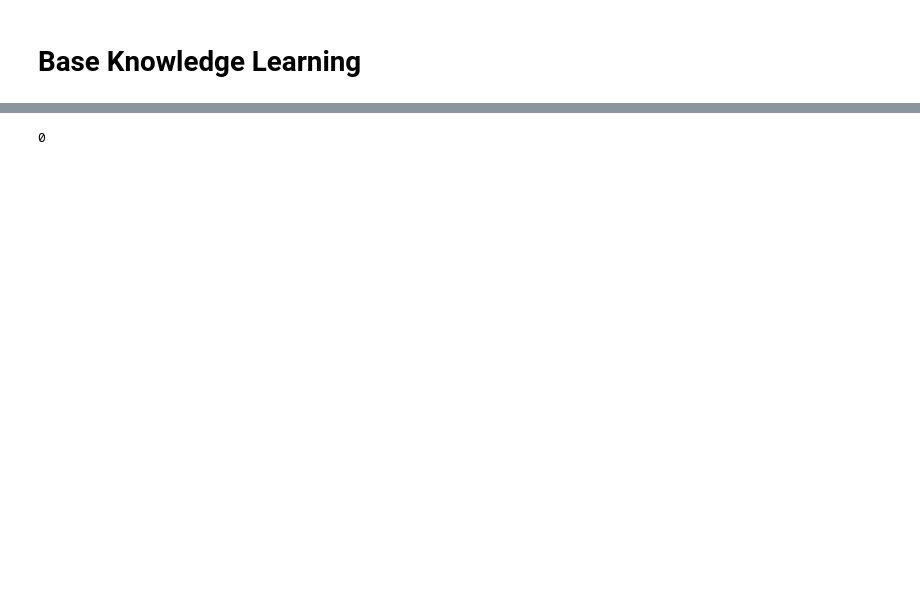
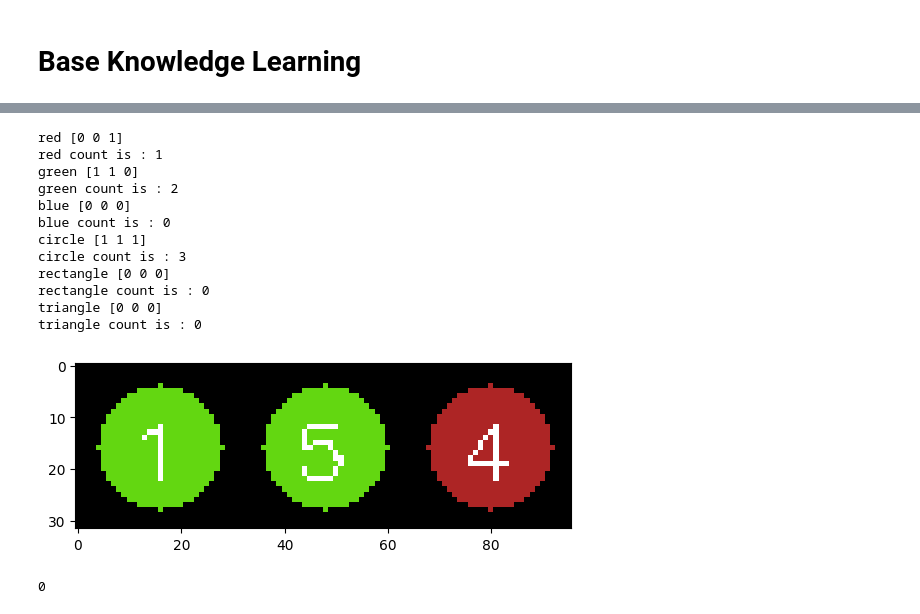
Before and after one commit to ZongjingLi/MetaLearner, a Jupyter notebook: debug_domain.ipynb, the cells around one changed output, grey strips where cells are left out. Cells and saved outputs as stored; diff of their text form; code cells hidden in the pictures; blank space fills up the shorter version.

```diff
--- a/debug_domain.ipynb
+++ b/debug_domain.ipynb
@@ -89,0 +72,21 @@ schedule.procedual_train(learner, lr = 1e-3)
+# %%
+from core.model import MetaLearner
+learner = MetaLearner([])
+learner.load_ckpt("outputs/checkpoints/logic")
+
+i = 1
+img = train_logic_dataset[i]['image']
+grounding = {"image": img}
+plt.imshow(img.permute(1, 2, 0).numpy()[..., ::-1])
+
+tags = ["red","green", "blue", "circle", "rectangle", "triangle"]
+
+for tag in tags:
+    program = f"filter:Logic(scene:Objects(), {tag}:Objects )"
+    measure, _ = learner.executor.additive_evaluation(program, grounding)
+    print(tag,(measure.value[:,0].sigmoid() + 0.5).int().detach().numpy())
+
+    program = f"count:Logic( filter:Logic(scene:Objects(), {tag}:Objects ) )"
+    measure, _ = learner.executor.additive_evaluation(program, grounding)
+    print(f"{tag} count is : {int(measure.value +0.5)}")
+# %% [output]
@@ -90 +97,14 @@ schedule.procedual_train(learner, lr = 1e-3)
+red [0 0 1]
+red count is : 1
+green [1 1 0]
+green count is : 2
+blue [0 0 0]
+blue count is : 0
+circle [1 1 1]
+circle count is : 3
+rectangle [0 0 0]
+rectangle count is : 0
+triangle [0 0 0]
+triangle count is : 0
+[figure, added]
 # %%
```
Also changed, not shown: parts of 15 cells of this notebook, 46 other files.
